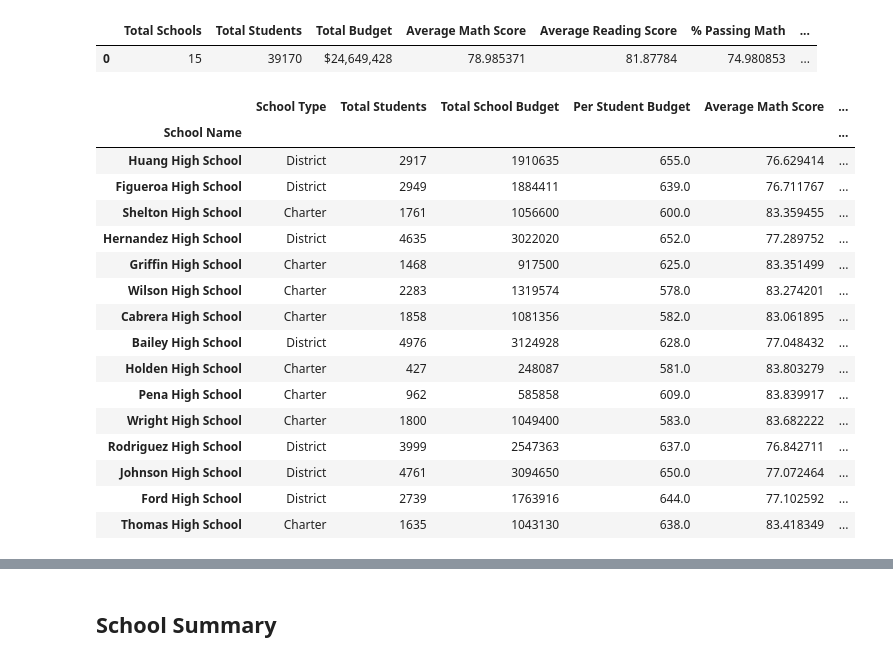
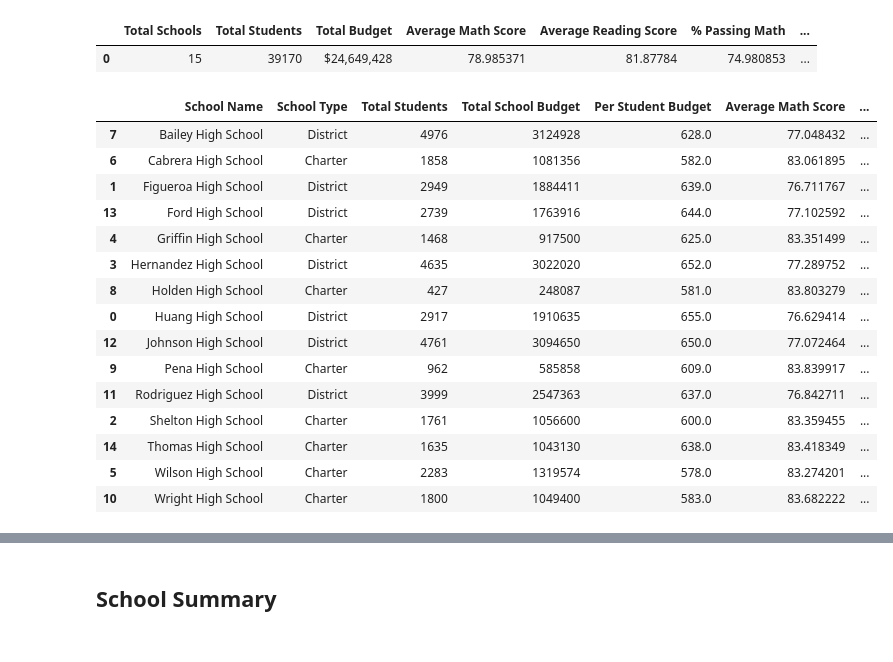
Before and after one commit to Flores-Kevin/pandas-challenge, a Jupyter notebook: PyCitySchools/PyCitySchools_starter.ipynb, the cells around one changed output, grey strips where cells are left out. Drawn from its saved outputs; the diff is of its cells as text; code cells hidden in the pictures.

```diff
--- a/PyCitySchools/PyCitySchools_starter.ipynb
+++ b/PyCitySchools/PyCitySchools_starter.ipynb
@@ -142,48 +112,67 @@ district_df
 # %%
 #Make a new dataframe with data from school data
 summary_df3 = school_data[['school_name','type','size','budget']]
-
 #rename columns to match desired outcome
 summary_df3 = summary_df3.rename(columns ={"school_name":"School Name",'type':'School Type','budget':'Total School Budget','size':'Total Students'})
 #set index by school name
 summary_df3 = summary_df3.set_index('School Name')
 #Set up bins and labels for pass or fail percentages
 bins = [0,69.9,100]
 labels = ["Failing","Passing"]
 #Cut the dataseries into their respective bins in a new column in school data complete
 school_data_complete['math_pf'] = pd.cut(school_data_complete["math_score"],bins,labels=labels,include_lowest=True)
 school_data_complete['reading_pf'] = pd.cut(school_data_complete["reading_score"],bins,labels=labels,include_lowest=True)
 #Groupby the name of the school so there is no duplicates
 school_group = school_data_complete.groupby(["school_name"])
 #Calculate the budget per student by dividing total school budget by the total students
 summary_df3['Per Student Budget'] = summary_df3['Total School Budget']/summary_df3['Total Students']
 #Calculate the average math and reading scores for the school by taking the mean of the groupby of school student scores
 summary_df3['Average Math Score'] = school_group['math_score'].mean()
 summary_df3['Average Reading Score'] = school_group['reading_score'].mean()
-#Calculating percent passing math and reading
+#By entering 1 into value_counts argument the passing percents are given
+#Makes new df's to add pass percent of math and reading
+school_reading_passing_df = pd.DataFrame(school_group['reading_pf'].value_counts(1)).reset_index()
+school_reading_passing_df = school_reading_passing_df[school_reading_passing_df['level_1'] == 'Passing']
+school_math_passing_df = pd.DataFrame(school_group['math_pf'].value_counts(1)).reset_index()
+school_math_passing_df = school_math_passing_df[school_math_passing_df['level_1'] == 'Passing']
+#Merges both math and reading passing dataframes
+school_passing_df = school_reading_passing_df[['school_name', 'reading_pf']].merge(school_math_passing_df[['school_name', 'math_pf']], how = 'left', on = 'school_name')
+#Renames merged df and sets index by school name in order to merge to original df
+school_passing_df.rename(columns={'school_name': 'School Name'}, errors="raise", inplace = True)
+school_passing_df.set_index('School Name')
+#Merges merged passing df to originial df3
+summary_df4 = summary_df3.merge(school_passing_df[['School Name', 'reading_pf','math_pf']], how = 'left', on ='School Name')
+#Renames passing and failing columns
+summary_df4 = summary_df4.rename(columns={'reading_pf':'% Passing Reading','math_pf':'% Passing Math'})
+#Creates a new column with percent passing overall data
+summary_df4['% Overall Passing'] = summary_df4['% Passing Reading'] * summary_df4['% Passing Math']
+#Changes the % columns to desired percent format
+summary_df4['% Passing Reading'] = summary_df4['% Passing Reading']*100
+summary_df4['% Passing Math'] = summary_df4['% Passing Math']*100
+summary_df4['% Overall Passing'] = summary_df4['% Overall Passing'] * 100
 
-#math_series = school_group['math_pf'],[i]
+#Changes the $ columns to desired format
+#summary_df4['Total School Budget'] = "${x}".format(x=summary_df4['Total School Budget'])
+#summary_df4['Total School Budget'] = '${:}'.format((summary_df4['Total School Budget']).to_string())
 
-#Makes new row to add pass percent to math and reading
-#summary_df3['% Passing Math'] =
-
+#Sort by name in alphabetical order
+alphat = summary_df4.sort_values('School Name')
 #call summary dataframe
-summary_df3
+alphat
 # %% [output]
-|  | School Type | Total Students | Total School Budget | Per Student Budget | Average Math Score | ... |
-| School Name |  |  |  |  |  | ... |
-| Huang High School | District | 2917 | 1910635 | 655.0 | 76.629414 | ... |
-| Figueroa High School | District | 2949 | 1884411 | 639.0 | 76.711767 | ... |
-| Shelton High School | Charter | 1761 | 1056600 | 600.0 | 83.359455 | ... |
-| Hernandez High School | District | 4635 | 3022020 | 652.0 | 77.289752 | ... |
-| Griffin High School | Charter | 1468 | 917500 | 625.0 | 83.351499 | ... |
-| Wilson High School | Charter | 2283 | 1319574 | 578.0 | 83.274201 | ... |
-| Cabrera High School | Charter | 1858 | 1081356 | 582.0 | 83.061895 | ... |
-| Bailey High School | District | 4976 | 3124928 | 628.0 | 77.048432 | ... |
-| Holden High School | Charter | 427 | 248087 | 581.0 | 83.803279 | ... |
-| Pena High School | Charter | 962 | 585858 | 609.0 | 83.839917 | ... |
-| Wright High School | Charter | 1800 | 1049400 | 583.0 | 83.682222 | ... |
-| Rodriguez High School | District | 3999 | 2547363 | 637.0 | 76.842711 | ... |
-| Johnson High School | District | 4761 | 3094650 | 650.0 | 77.072464 | ... |
-| Ford High School | District | 2739 | 1763916 | 644.0 | 77.102592 | ... |
-| Thomas High School | Charter | 1635 | 1043130 | 638.0 | 83.418349 | ... |
+|  | School Name | School Type | Total Students | Total School Budget | Per Student Budget | Average Math Score | ... |
+| 7 | Bailey High School | District | 4976 | 3124928 | 628.0 | 77.048432 | ... |
+| 6 | Cabrera High School | Charter | 1858 | 1081356 | 582.0 | 83.061895 | ... |
+| 1 | Figueroa High School | District | 2949 | 1884411 | 639.0 | 76.711767 | ... |
+| 13 | Ford High School | District | 2739 | 1763916 | 644.0 | 77.102592 | ... |
+| 4 | Griffin High School | Charter | 1468 | 917500 | 625.0 | 83.351499 | ... |
+| 3 | Hernandez High School | District | 4635 | 3022020 | 652.0 | 77.289752 | ... |
+| 8 | Holden High School | Charter | 427 | 248087 | 581.0 | 83.803279 | ... |
+| 0 | Huang High School | District | 2917 | 1910635 | 655.0 | 76.629414 | ... |
+| 12 | Johnson High School | District | 4761 | 3094650 | 650.0 | 77.072464 | ... |
+| 9 | Pena High School | Charter | 962 | 585858 | 609.0 | 83.839917 | ... |
+| 11 | Rodriguez High School | District | 3999 | 2547363 | 637.0 | 76.842711 | ... |
+| 2 | Shelton High School | Charter | 1761 | 1056600 | 600.0 | 83.359455 | ... |
+| 14 | Thomas High School | Charter | 1635 | 1043130 | 638.0 | 83.418349 | ... |
+| 5 | Wilson High School | Charter | 2283 | 1319574 | 578.0 | 83.274201 | ... |
+| 10 | Wright High School | Charter | 1800 | 1049400 | 583.0 | 83.682222 | ... |
```
Also changed, not shown: parts of 13 cells of this notebook.
